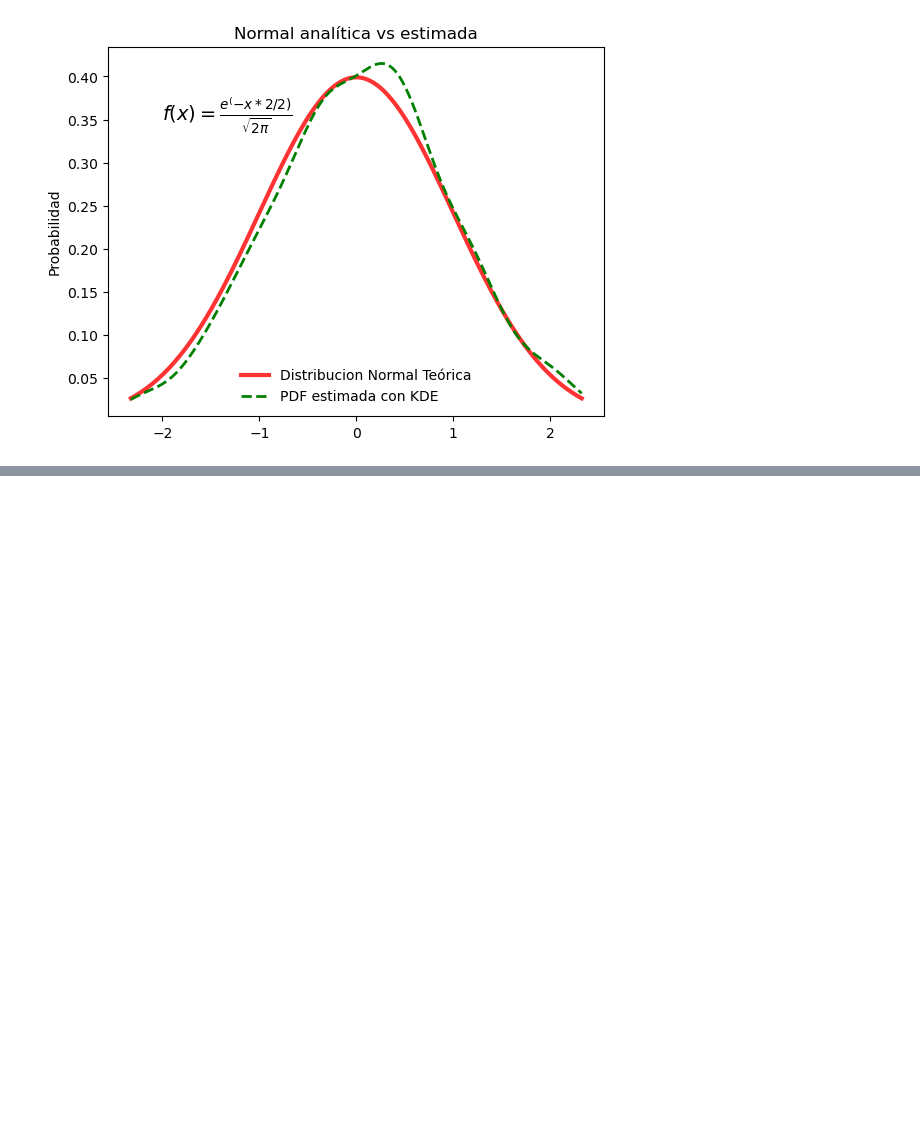
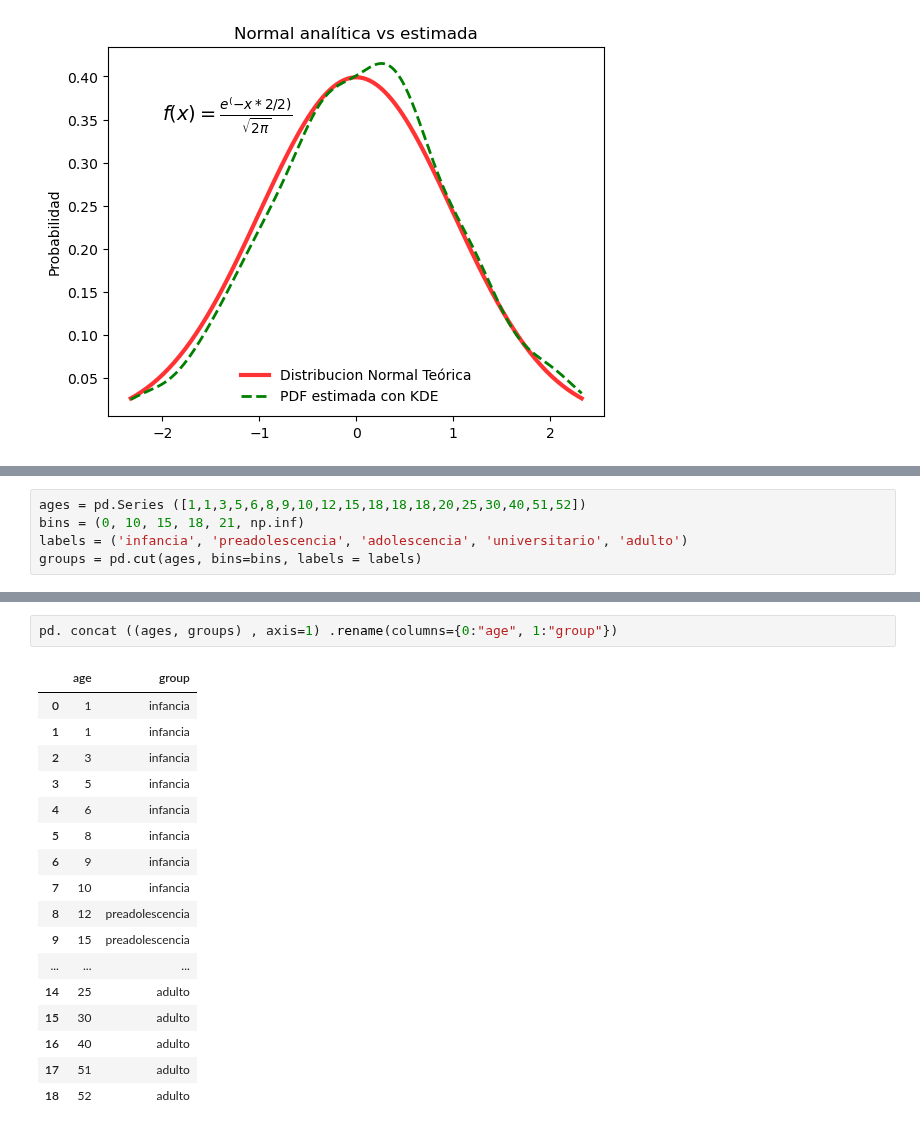
Before and after one commit to joanby/r-basic, a Jupyter notebook: scripts/tema9/04-histograms.ipynb, the cells around one changed output, grey strips where cells are left out. Drawn from its saved outputs; the diff is of its cells as text; blank space fills up the shorter version.

```diff
--- a/scripts/tema9/04-histograms.ipynb
+++ b/scripts/tema9/04-histograms.ipynb
@@ -246,0 +312,5 @@ Text(-2.0, 0.35, '$f(x) = \\frac{e^(-x*2/2)}{\\sqrt{2\\pi}}$')
+# %%
+ages = pd.Series ([1,1,3,5,6,8,9,10,12,15,18,18,18,20,25,30,40,51,52])
+bins = (0, 10, 15, 18, 21, np.inf)
+labels = ('infancia', 'preadolescencia', 'adolescencia', 'universitario', 'adulto')
+groups = pd.cut(ages, bins=bins, labels = labels)
@@ -246,0 +346,20 @@ Text(-2.0, 0.35, '$f(x) = \\frac{e^(-x*2/2)}{\\sqrt{2\\pi}}$')
+# %%
+pd. concat ((ages, groups) , axis=1) .rename(columns={0:"age", 1:"group"})
+# %% [output]
+|  | age | group |
+| 0 | 1 | infancia |
+| 1 | 1 | infancia |
+| 2 | 3 | infancia |
+| 3 | 5 | infancia |
+| 4 | 6 | infancia |
+| 5 | 8 | infancia |
+| 6 | 9 | infancia |
+| 7 | 10 | infancia |
+| 8 | 12 | preadolescencia |
+| 9 | 15 | preadolescencia |
+| ... | ... | ... |
+| 14 | 25 | adulto |
+| 15 | 30 | adulto |
+| 16 | 40 | adulto |
+| 17 | 51 | adulto |
+| 18 | 52 | adulto |
```
Also changed, not shown: parts of 12 cells of this notebook.
